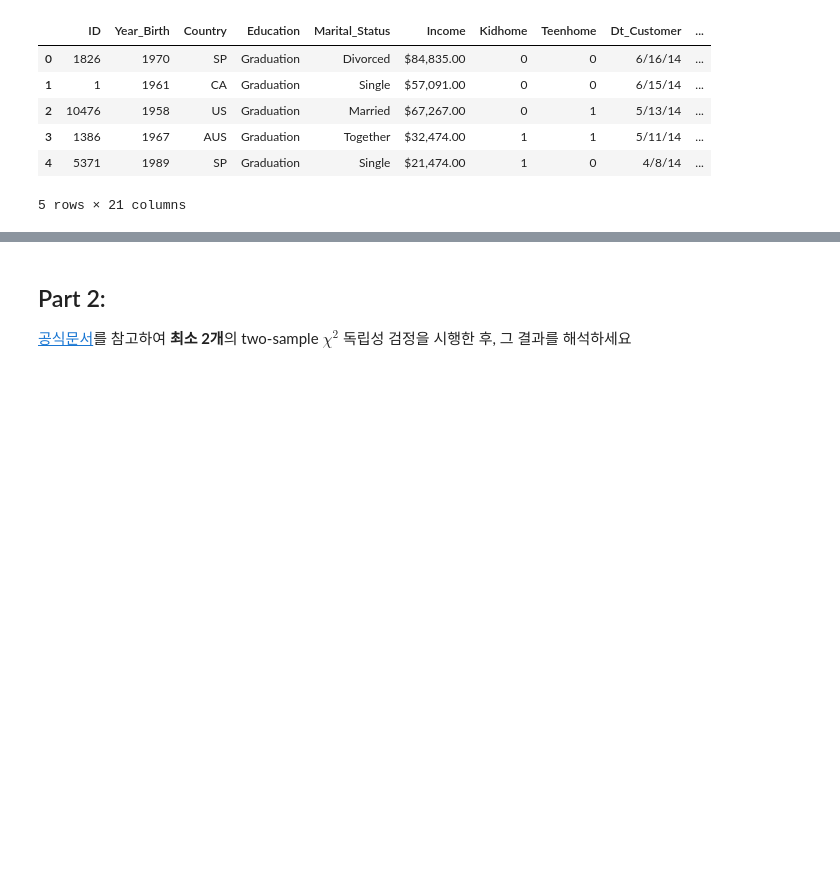
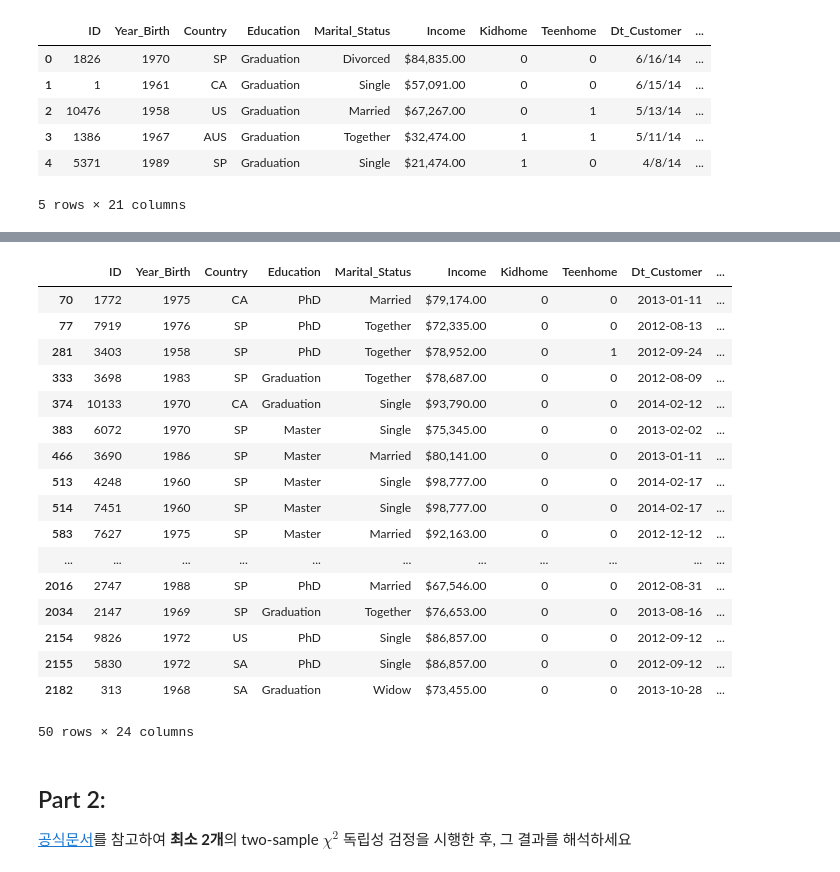
Before and after one commit to KYOH95/Database_Studies, a Jupyter notebook: ai_sc12x.ipynb, the cells around one changed output, grey strips where cells are left out. Cells and saved outputs as stored; diff of their text form; code cells hidden in the pictures; blank space fills up the shorter version.

```diff
--- a/ai_sc12x.ipynb
+++ b/ai_sc12x.ipynb
@@ -337,0 +370,2 @@ df.head()
+# %%
+df["Dt_Customer"] = pd.to_datetime(df["Dt_Customer"])
@@ -337,0 +387,5 @@ df.head()
+# %%
+df["DaysSinceJoined"]  = today - df["Dt_Customer"]
+# %%
+df["DaysSinceJoined"] = df["DaysSinceJoined"].astype(str)
+df.head()
@@ -337,0 +400,3 @@ df.head()
+# %%
+df["DaysSinceJoined"] = df["DaysSinceJoined"].replace('days','')
+df.head()
@@ -338,3 +411,27 @@ df.head()
+# %%
+condition = df["TotalMntProducts"] >= 2000
+# df['VIP']
+df_vip = df[condition]
+df_vip
+# %% [output]
+|  | ID | Year_Birth | Country | Education | Marital_Status | Income | Kidhome | Teenhome | Dt_Customer | ... |
+| 70 | 1772 | 1975 | CA | PhD | Married | $79,174.00 | 0 | 0 | 2013-01-11 | ... |
+| 77 | 7919 | 1976 | SP | PhD | Together | $72,335.00 | 0 | 0 | 2012-08-13 | ... |
+| 281 | 3403 | 1958 | SP | PhD | Together | $78,952.00 | 0 | 1 | 2012-09-24 | ... |
+| 333 | 3698 | 1983 | SP | Graduation | Together | $78,687.00 | 0 | 0 | 2012-08-09 | ... |
+| 374 | 10133 | 1970 | CA | Graduation | Single | $93,790.00 | 0 | 0 | 2014-02-12 | ... |
+| 383 | 6072 | 1970 | SP | Master | Single | $75,345.00 | 0 | 0 | 2013-02-02 | ... |
+| 466 | 3690 | 1986 | SP | Master | Married | $80,141.00 | 0 | 0 | 2013-01-11 | ... |
+| 513 | 4248 | 1960 | SP | Master | Single | $98,777.00 | 0 | 0 | 2014-02-17 | ... |
+| 514 | 7451 | 1960 | SP | Master | Single | $98,777.00 | 0 | 0 | 2014-02-17 | ... |
+| 583 | 7627 | 1975 | SP | Master | Married | $92,163.00 | 0 | 0 | 2012-12-12 | ... |
+| ... | ... | ... | ... | ... | ... | ... | ... | ... | ... | ... |
+| 2016 | 2747 | 1988 | SP | PhD | Married | $67,546.00 | 0 | 0 | 2012-08-31 | ... |
+| 2034 | 2147 | 1969 | SP | Graduation | Together | $76,653.00 | 0 | 0 | 2013-08-16 | ... |
+| 2154 | 9826 | 1972 | US | PhD | Single | $86,857.00 | 0 | 0 | 2012-09-12 | ... |
+| 2155 | 5830 | 1972 | SA | PhD | Single | $86,857.00 | 0 | 0 | 2012-09-12 | ... |
+| 2182 | 313 | 1968 | SA | Graduation | Widow | $73,455.00 | 0 | 0 | 2013-10-28 | ... |
+50 rows × 24 columns
 # %% [markdown]
 ## Part 2:
 
```
Also changed, not shown: parts of 9 cells of this notebook.
